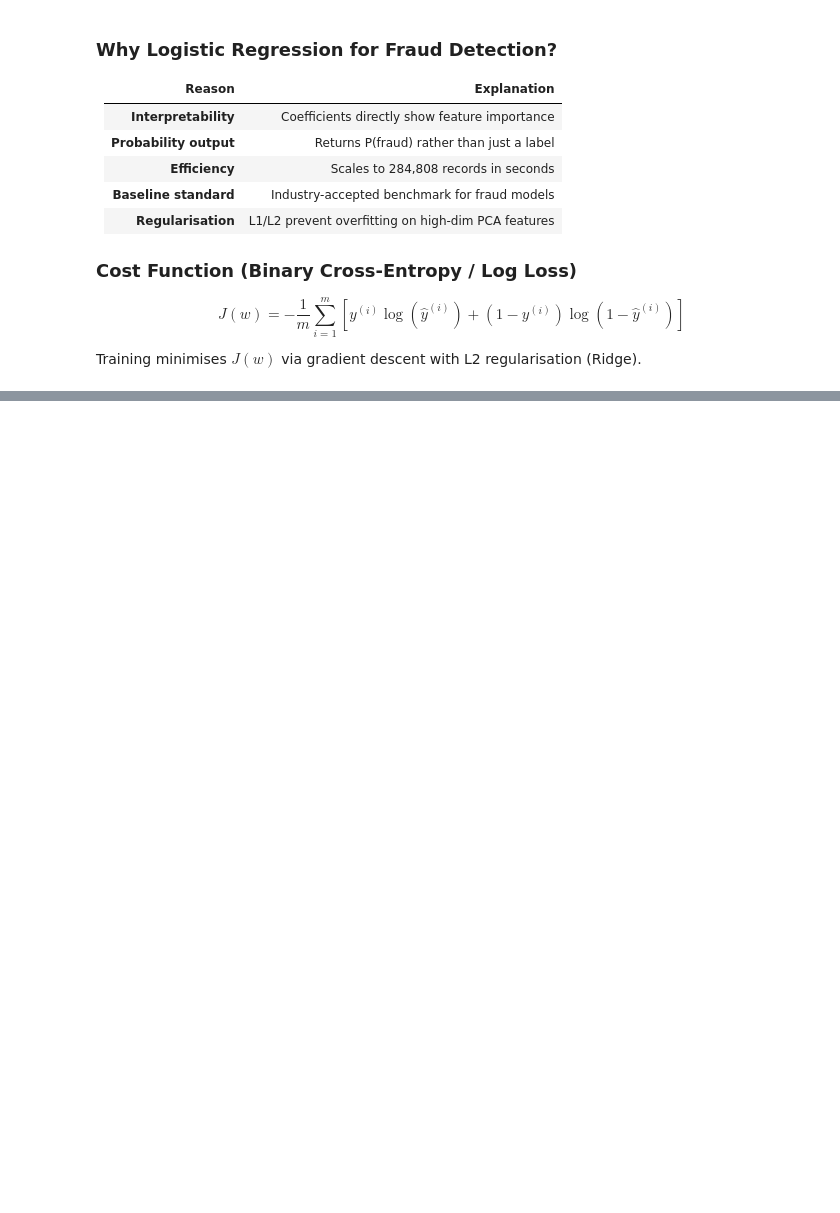
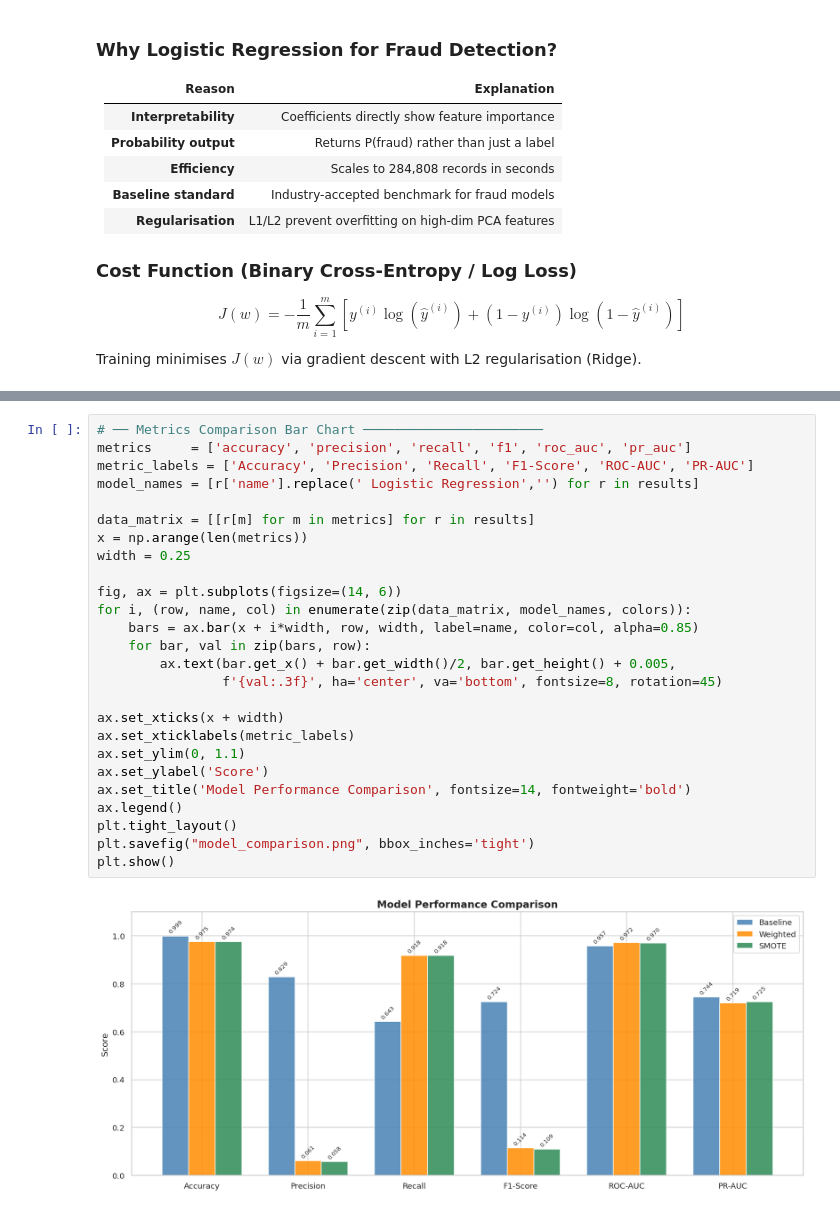
Before and after one commit to ridmikaw/ML-Assignment-Logistic-Regression, a Jupyter notebook: IT22088246.ipynb, the cells around one changed output, grey strips where cells are left out. Drawn from its saved outputs; the diff is of its cells as text; blank space fills up the shorter version.

```diff
--- a/IT22088246.ipynb
+++ b/IT22088246.ipynb
@@ -343,0 +474,28 @@ print("✅ SMOTE-based Logistic Regression trained")
+# %%
+# ── Metrics Comparison Bar Chart ───────────────────────
+metrics     = ['accuracy', 'precision', 'recall', 'f1', 'roc_auc', 'pr_auc']
+metric_labels = ['Accuracy', 'Precision', 'Recall', 'F1-Score', 'ROC-AUC', 'PR-AUC']
+model_names = [r['name'].replace(' Logistic Regression','') for r in results]
+
+data_matrix = [[r[m] for m in metrics] for r in results]
+x = np.arange(len(metrics))
+width = 0.25
+
+fig, ax = plt.subplots(figsize=(14, 6))
+for i, (row, name, col) in enumerate(zip(data_matrix, model_names, colors)):
+    bars = ax.bar(x + i*width, row, width, label=name, color=col, alpha=0.85)
+    for bar, val in zip(bars, row):
+        ax.text(bar.get_x() + bar.get_width()/2, bar.get_height() + 0.005,
+                f'{val:.3f}', ha='center', va='bottom', fontsize=8, rotation=45)
+
+ax.set_xticks(x + width)
+ax.set_xticklabels(metric_labels)
+ax.set_ylim(0, 1.1)
+ax.set_ylabel('Score')
+ax.set_title('Model Performance Comparison', fontsize=14, fontweight='bold')
+ax.legend()
+plt.tight_layout()
+plt.savefig("model_comparison.png", bbox_inches='tight')
+plt.show()
+# %% [output]
+[figure, added]
```
Also changed, not shown: parts of 8 cells of this notebook.
